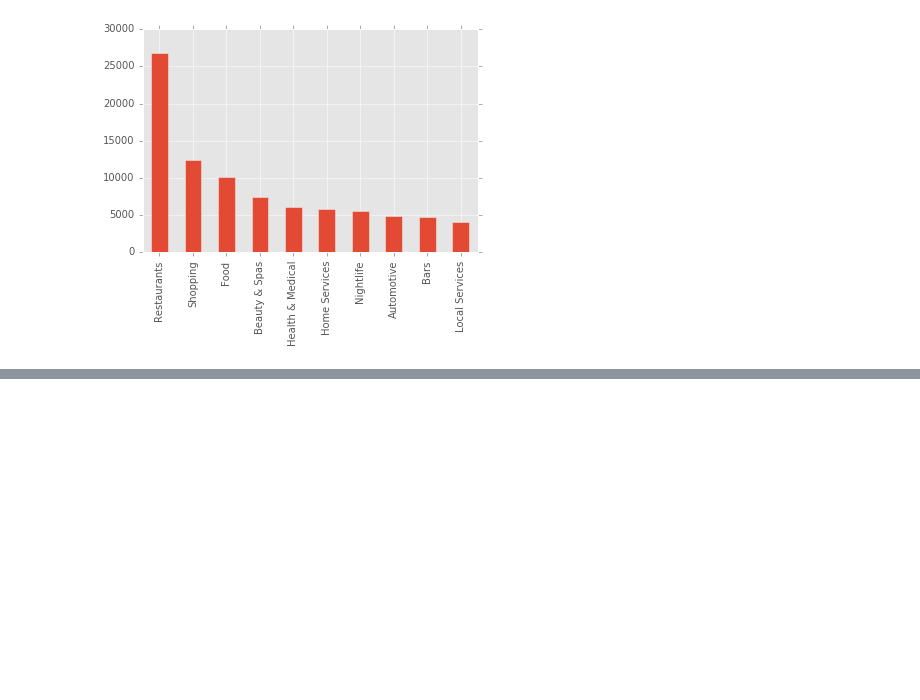
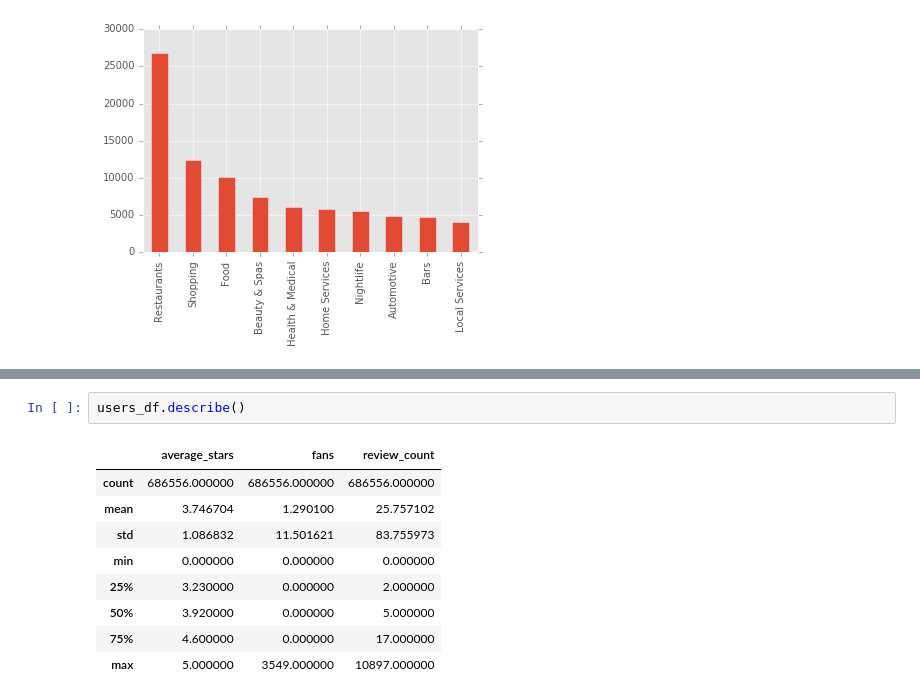
Before and after one commit to ericdaat/yelp-challenge, a Jupyter notebook: notebooks/understanding_dataset.ipynb, the cells around one changed output, grey strips where cells are left out. Cells and saved outputs as stored; diff of their text form; blank space fills up the shorter version.

```diff
--- a/notebooks/understanding_dataset.ipynb
+++ b/notebooks/understanding_dataset.ipynb
@@ -129,0 +145,12 @@ pd.get_dummies(business_df['categories'].apply(pd.Series).stack())\
+# %%
+users_df.describe()
+# %% [output]
+|  | average_stars | fans | review_count |
+| count | 686556.000000 | 686556.000000 | 686556.000000 |
+| mean | 3.746704 | 1.290100 | 25.757102 |
+| std | 1.086832 | 11.501621 | 83.755973 |
+| min | 0.000000 | 0.000000 | 0.000000 |
+| 25% | 3.230000 | 0.000000 | 2.000000 |
+| 50% | 3.920000 | 0.000000 | 5.000000 |
+| 75% | 4.600000 | 0.000000 | 17.000000 |
+| max | 5.000000 | 3549.000000 | 10897.000000 |
```
Also changed, not shown: parts of 3 cells of this notebook, 1 other file.
